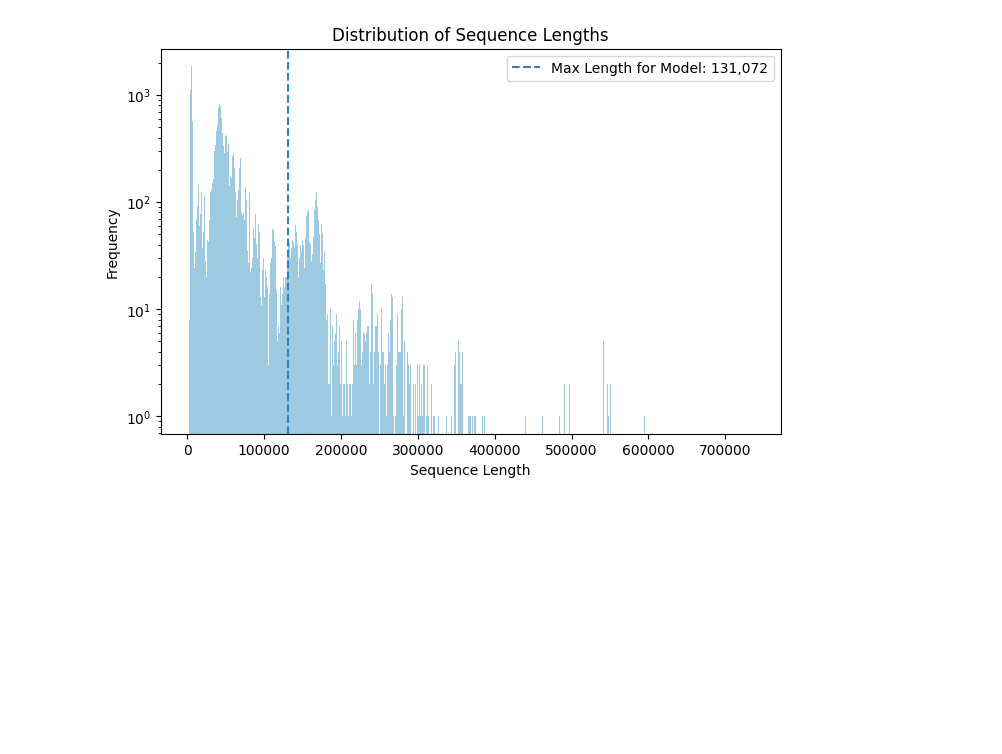
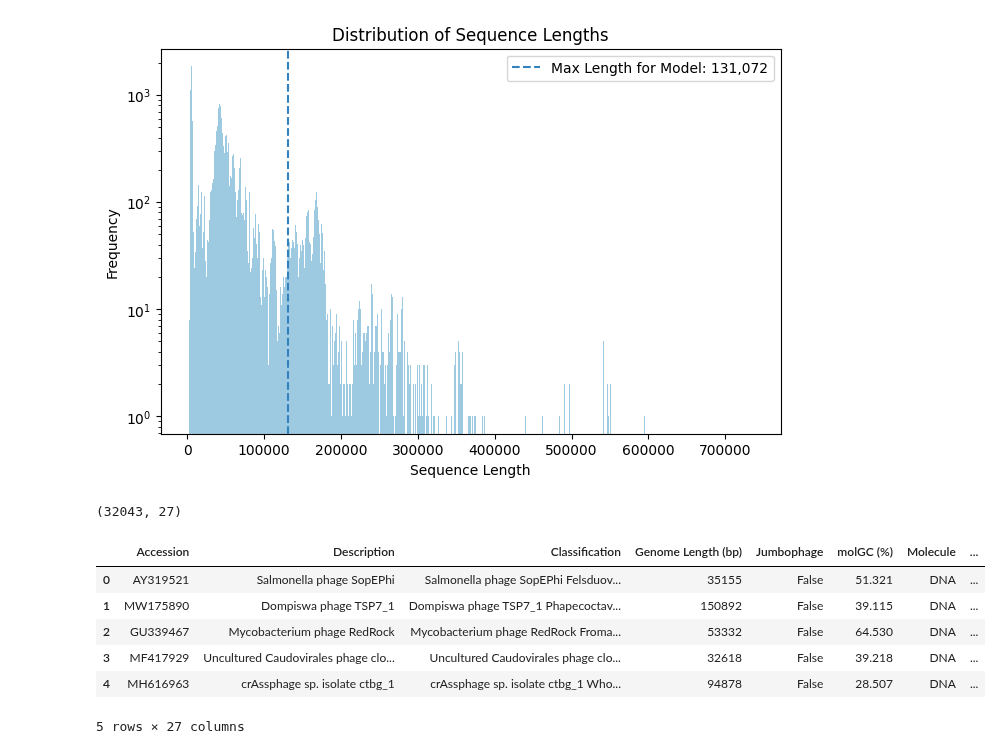
Before and after one commit to spicadust/llm-matrix, a Jupyter notebook: notebooks/dataset.ipynb, the cells around one changed output. Cells and saved outputs as stored; diff of their text form; code cells hidden in the pictures; blank space fills up the shorter version.

Commit message:
Handle annotaions for dataset

```diff
--- a/notebooks/dataset.ipynb
+++ b/notebooks/dataset.ipynb
@@ -38,3 +38,19 @@ plt.legend()
 plt.show()
 # %% [output]
 [figure]
+# %%
+metadata = pd.read_csv("../dataset/data.tsv", sep="\t")
+# %%
+metadata.shape
+# %% [output]
+(32043, 27)
+# %%
+metadata.head()
+# %% [output]
+|  | Accession | Description | Classification | Genome Length (bp) | Jumbophage | molGC (%) | Molecule | ... |
+| 0 | AY319521 | Salmonella phage SopEPhi | Salmonella phage SopEPhi Felsduov... | 35155 | False | 51.321 | DNA | ... |
+| 1 | MW175890 | Dompiswa phage TSP7_1 | Dompiswa phage TSP7_1 Phapecoctav... | 150892 | False | 39.115 | DNA | ... |
+| 2 | GU339467 | Mycobacterium phage RedRock | Mycobacterium phage RedRock Froma... | 53332 | False | 64.530 | DNA | ... |
+| 3 | MF417929 | Uncultured Caudovirales phage clo... | Uncultured Caudovirales phage clo... | 32618 | False | 39.218 | DNA | ... |
+| 4 | MH616963 | crAssphage sp. isolate ctbg_1 | crAssphage sp. isolate ctbg_1 Who... | 94878 | False | 28.507 | DNA | ... |
+5 rows × 27 columns
```
Also changed, not shown: parts of 3 cells of this notebook.
